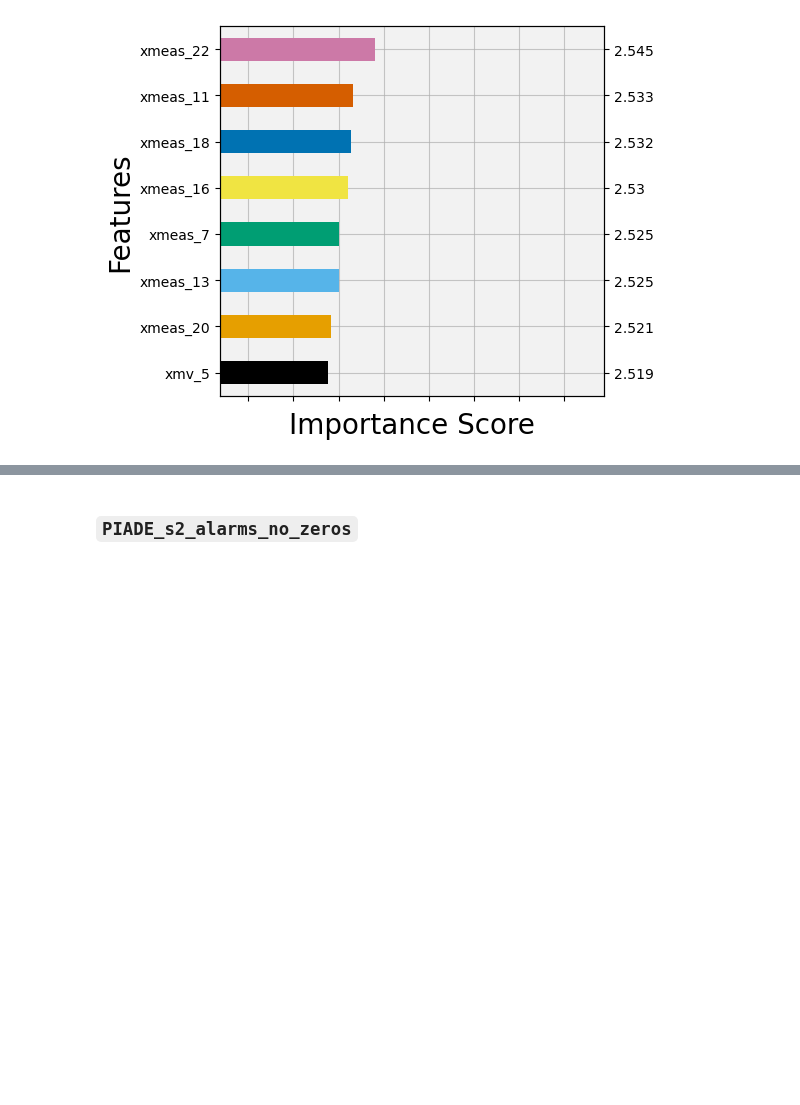
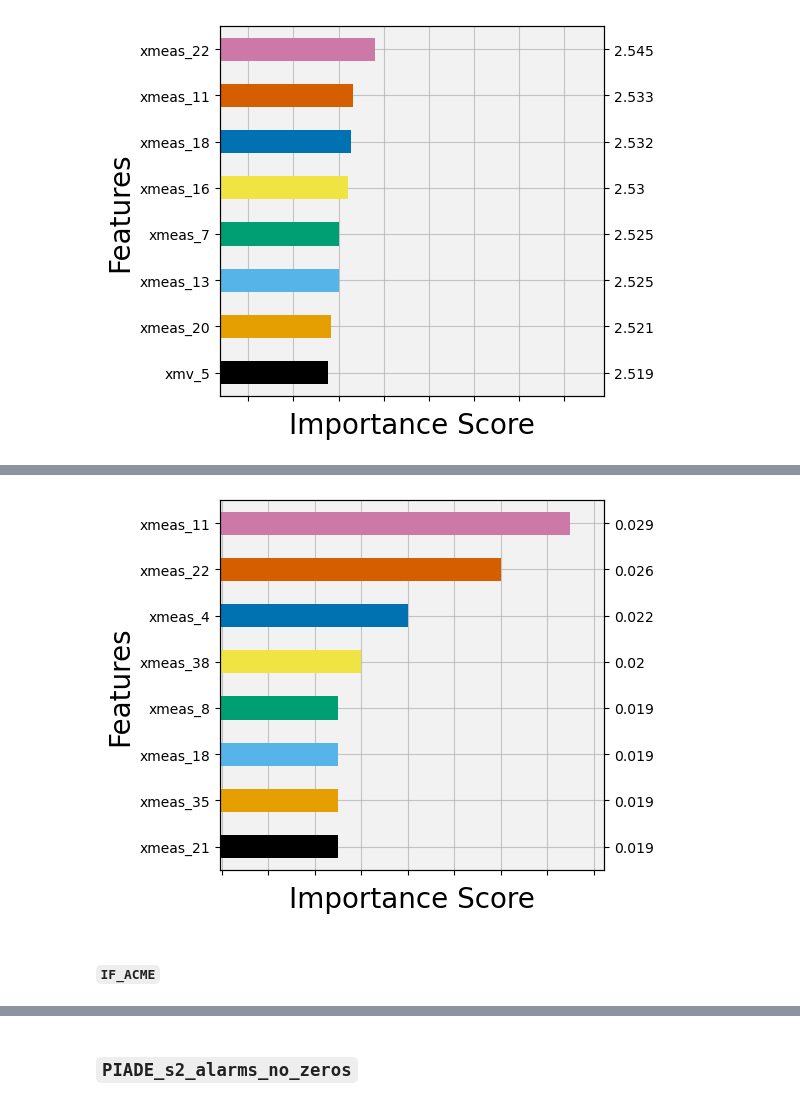
Before and after one commit to francesco-borsatti-unipd/ExIFFI, a Jupyter notebook: notebooks/fix_stuff.ipynb, the cells around one changed output, grey strips where cells are left out. Drawn from its saved outputs; the diff is of its cells as text; code cells hidden in the pictures; blank space fills up the shorter version.

```diff
--- a/notebooks/fix_stuff.ipynb
+++ b/notebooks/fix_stuff.ipynb
@@ -1660,0 +1695,4 @@ ax1,ax2=score_plot(dataset=dataset,
+# %%
+acme_imp_mat_path='/home/davidefrizzo/Desktop/PHD/Python Code/ExIFFI_Industrial_Test/ExIFFI_original/experiments/results/TEP_ACME/experiments/local_importances/EIF+/ACME/eta_1.5/trees_300_pre_process/imp_mat/scenario_2/23-04-2024_20-11-50_.csv.gz'
+acme_imp_mat=open_element(acme_imp_mat_path, filetype='csv.gz')
+acme_imp_mat.head()
@@ -1660,0 +1707,13 @@ ax1,ax2=score_plot(dataset=dataset,
+# %%
+ax1,ax2=score_plot(dataset=dataset,
+                   importances_file=acme_imp_mat_path,
+                   plot_path=os.path.join(experiment_path,dataset.name,'plots','score_plots'),
+                   save_image=True,
+                   show_plot=True,
+                   model='EIF+',
+                   interpretation='ACME',
+                   scenario=2)
+# %% [output]
+[figure, added]
+# %% [markdown]
+#### `IF_ACME`
```
Also changed, not shown: parts of 15 cells of this notebook, 4 other files.
